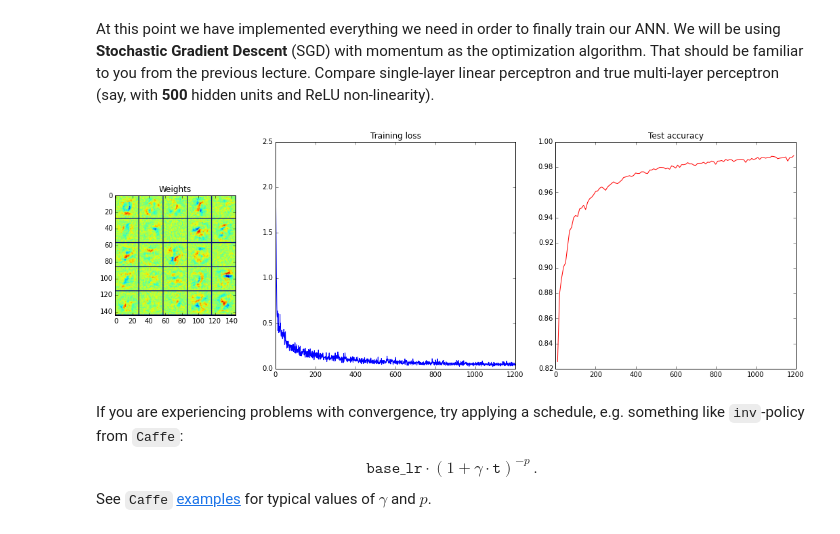
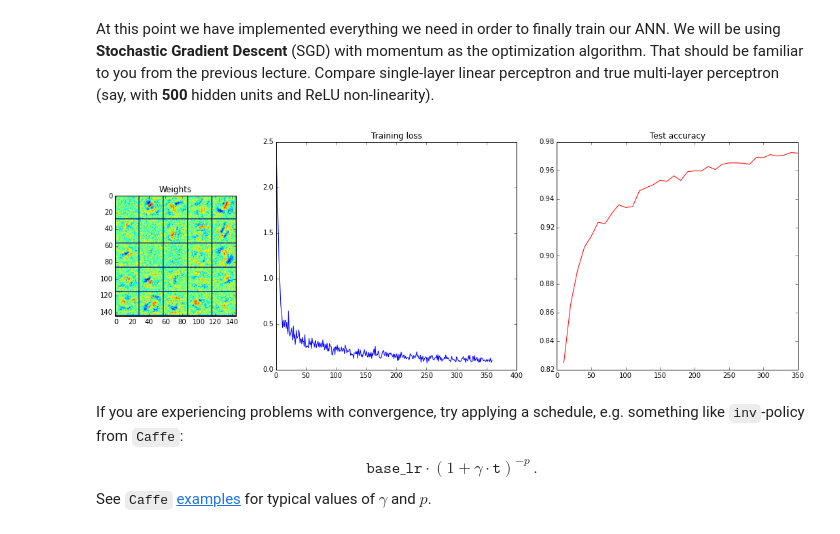
Before and after one commit to IIoTeP9HuY/dl-course, a Jupyter notebook: Seminar5/Seminar 5.ipynb, the cells around one changed output. Saved outputs shown, nothing was run; the diff lists cells and outputs as text; code cells hidden in the pictures.

```diff
--- a/Seminar5/Seminar 5.ipynb
+++ b/Seminar5/Seminar 5.ipynb
@@ -331,6 +328,8 @@ class MLP:
             except Exception, e:
                 pass
 
+        self.verbose = kwargs.get("verbose", False)
+
         self.base_lr = kwargs.get("base_lr", 0.01)
         self.momentum = kwargs.get("momentum", 0.9)
         self.lr_policy = kwargs.get("lr_policy", "default")
@@ -338,6 +337,7 @@ class MLP:
             self.gamma = kwargs.get("gamma", 0.0001)
             self.power = kwargs.get("power", 0.75)
         self.weight_decay = kwargs.get("weight_decay", 0.0005)
+
         self.T = 0
 
     def reshape(self, input_shape):
@@ -360,9 +360,9 @@ class MLP:
                 'diff': None,
             } for i in range(L + 1)]
 
-
-        print("Number of layers: {}".format(L))
-        print("Input shape: {}".format(input_shape))
+        if self.verbose:
+            print("Number of layers: {}".format(L))
+            print("Input shape: {}".format(input_shape))
 
         self.blobs[0] = self.data
 
@@ -412,19 +412,23 @@ class MLP:
         for i in reversed(range(0, L - 1)):
             self.layers[i].bprop([self.blobs[i + 1]], [self.blobs[i]])
 
+    def apply_grad(self, only_first=False):
         if self.lr_policy == "inv":
             lr = self.base_lr * (1 + self.gamma * self.T)**(-self.power)
         else:
             lr = self.base_lr
 
-        print("Learning rate: {}".format(lr))
+        if self.verbose:
+            print("Learning rate: {}".format(lr))
+
         for p in self.params:
-#             print(p)
             if not "momentum" in p:
                 p['momentum'] = -lr * p['diff']
             else:
                 p['momentum'] = self.momentum * p['momentum'] - lr * p['diff']
             p['data'] += p['momentum'] - self.weight_decay * p['data']
+            if only_first:
+                break
 
         self.T += 1
 
@@ -447,7 +451,6 @@ class MLP:
             self.fprop()
             preds += [self.layers[-1].probs.argmax(axis=1)]
         preds = np.hstack(preds)
-#         print("Test predictions: {}".format(preds))
         return np.mean(preds == labels)
 # %% [markdown]
 It's sometimes useful to look at the network weights as that may give some insights of what the ANN has learned during training. The following code has been shamelessly copy-and-pasted from the original ``Caffe`` tutorial. We will be using that to visualize the state of the network.
@@ -477,7 +480,7 @@ def vis_square(data, padsize=1, padval=0):
 At this point we have implemented everything we need in order to finally train our ANN. We will be using **Stochastic Gradient Descent** (SGD) with momentum as the optimization algorithm. That should be familiar to you from the previous lecture. Compare single-layer linear perceptron and true multi-layer perceptron (say, with **500** hidden units and ReLU non-linearity).
 # %%
 # Let's define the parameters of the optimization procedure.
-n_epochs     = 10 # This many times we will go through the whole training set
+n_epochs     = 3 # This many times we will go through the whole training set
 batch_size   = 500 # This many samples are packed into a single batch
 
 lr           = 10 # Learning rate.
@@ -486,7 +489,6 @@ weight_decay = 0.005 # L2-regularization coefficient.
 
 test_iter    = 10 # Perform testing of the model every this many iterations.
 
-# n_samples = 60000
 n_samples = 60000
 n_batches_per_epoch = n_samples / batch_size
 
@@ -503,7 +505,7 @@ desc = [
     SoftmaxLossLayer()
 ]
 
-model = MLP(desc, base_lr=0.15, momentum=momentum, lr_policy="inv", gamma=0.0001, power=0.75, weigth_decay=weight_decay)
+model = MLP(desc, base_lr=0.15, momentum=momentum, lr_policy="inv", gamma=0.0001, power=0.75, weight_decay=weight_decay)
 
 training_loss = {
     'ts': [],
@@ -536,44 +538,35 @@ for t in xrange(n_epochs * n_batches_per_epoch):
 
     model.set_input(batch[0], batch[1])
     model.fprop()
-#     print("Train loss before bprop: {}".format(model.get_loss()))
     model.bprop()
-
-#     model.fprop()
-#     print("Train loss after bprop: {}".format(model.get_loss()))
+    model.apply_grad()
 
     training_loss['ts'].append(t)
     training_loss['values'].append(model.get_loss())
 
     # Visualize training process.
     display.clear_output(wait=True)
     plt.figure(figsize=(18, 6))
 
     gs = gridspec.GridSpec(1, 3, width_ratios=[1, 2, 2])
 
     ax = plt.subplot(gs[0])
     ax.set_title("Weights")
 
-    from copy import deepcopy
-#     before = deepcopy(model.layers[0].params['W']['data'].reshape((-1, 28, 28))[: 25, :, :])
-
     vis_square(model.layers[0].params['W']['data'].reshape((-1, 28, 28))[: 25, :, :])
-
-#     print(model.layers[0].params['W']['data'].reshape((-1, 28, 28))[: 25, :, :])
-#     print(model.layers[0].params['W']['data'].reshape((-1, 28, 28))[: 25, :, :] - before)
 
 
     ax = plt.subplot(gs[1])
     ax.set_title("Training loss")
     plt.plot(training_loss['ts'], training_loss['values'], 'b')
 
     ax = plt.subplot(gs[2])
     ax.set_title("Test accuracy")
     plt.plot(test_accuracy['ts'], test_accuracy['values'], 'r')
 
     plt.show()
 # %% [output]
-[figure, old version]
+[figure, new version]
 # %% [markdown]
 If you are experiencing problems with convergence, try applying a schedule, e.g. something like `inv`-policy from `Caffe`:
 $$
```
Also changed, not shown: parts of 9 cells of this notebook.
